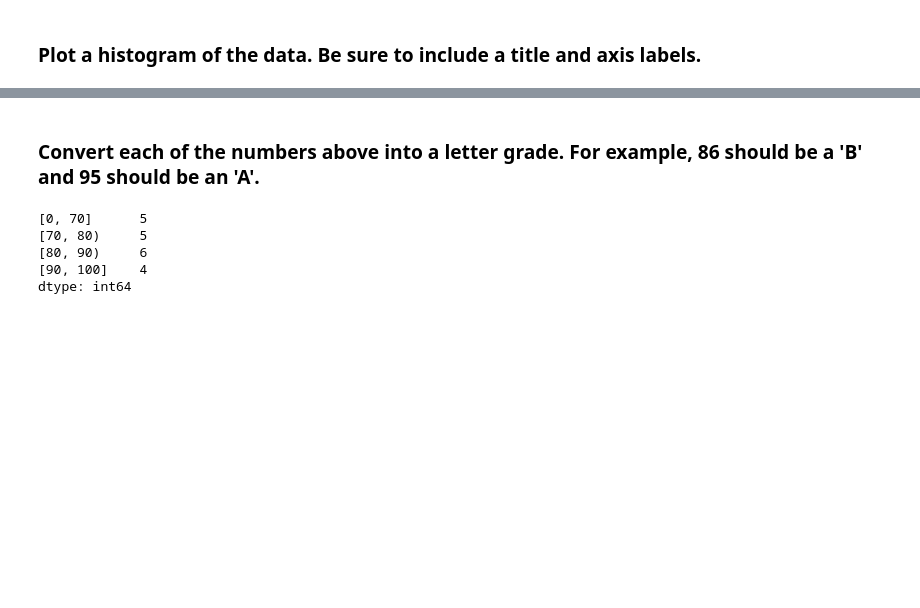
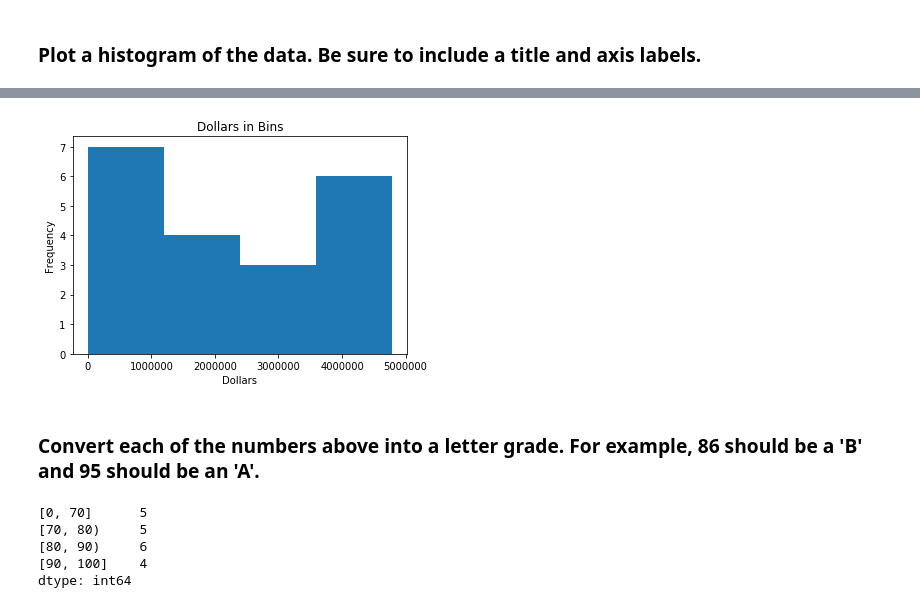
Before and after one commit to faithkane3/codeup_review, a Jupyter notebook: series.ipynb, the cells around one changed output, grey strips where cells are left out. Cells and saved outputs as stored; diff of their text form; code cells hidden in the pictures; blank space fills up the shorter version.

```diff
--- a/series.ipynb
+++ b/series.ipynb
@@ -763,3 +882,13 @@ plt.show()
+# %%
+plt.hist(dollars, bins=4)
+
+plt.title('Dollars in Bins')
+plt.ylabel('Frequency')
+plt.xlabel('Dollars')
+
+plt.show()
+# %% [output]
+[figure, added]
 # %% [markdown]
 ### Convert each of the numbers above into a letter grade. For example, 86 should be a 'B' and 95 should be an 'A'.
 # %%
```
Also changed, not shown: parts of 22 cells of this notebook, 2 other files.
